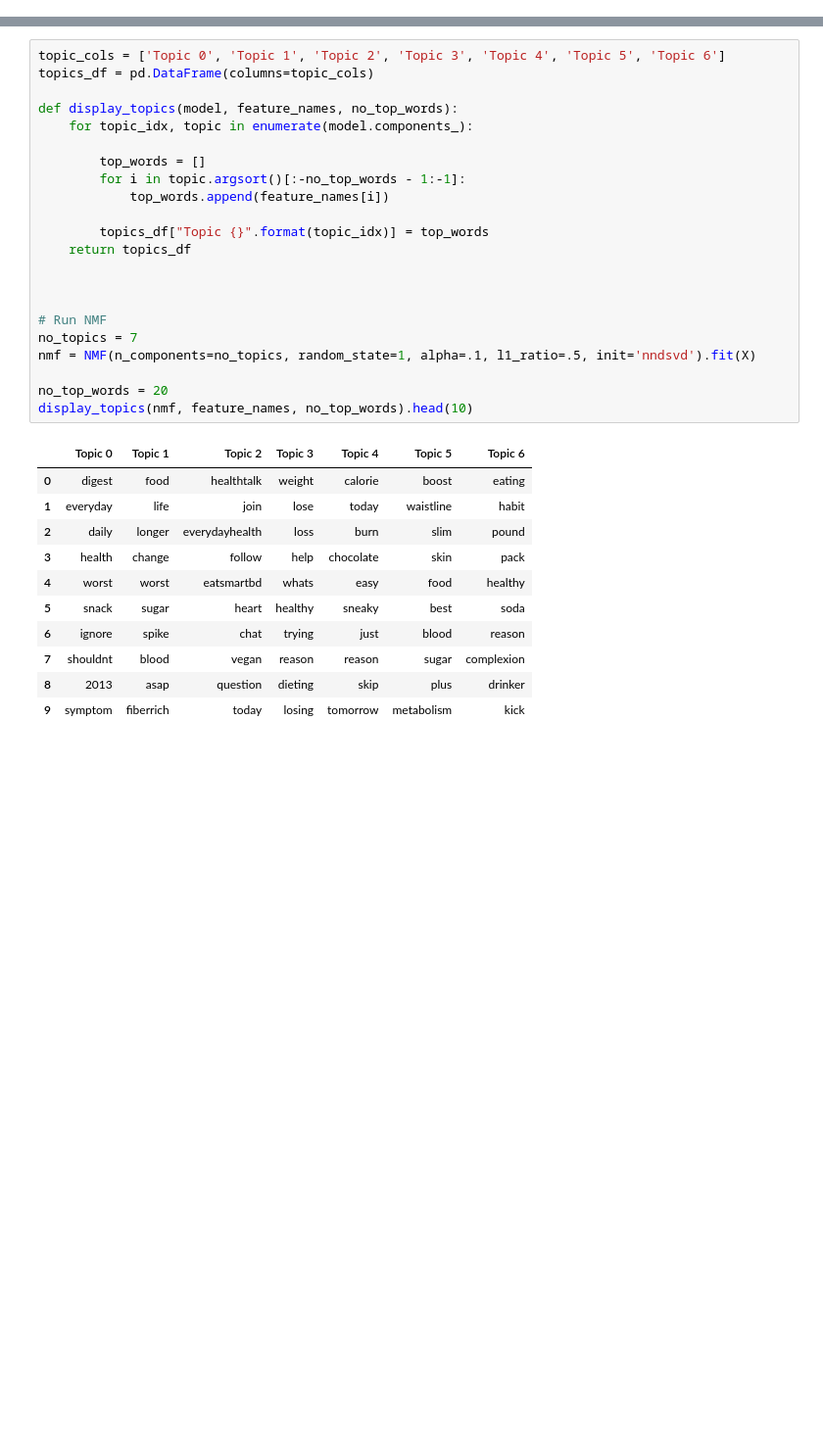
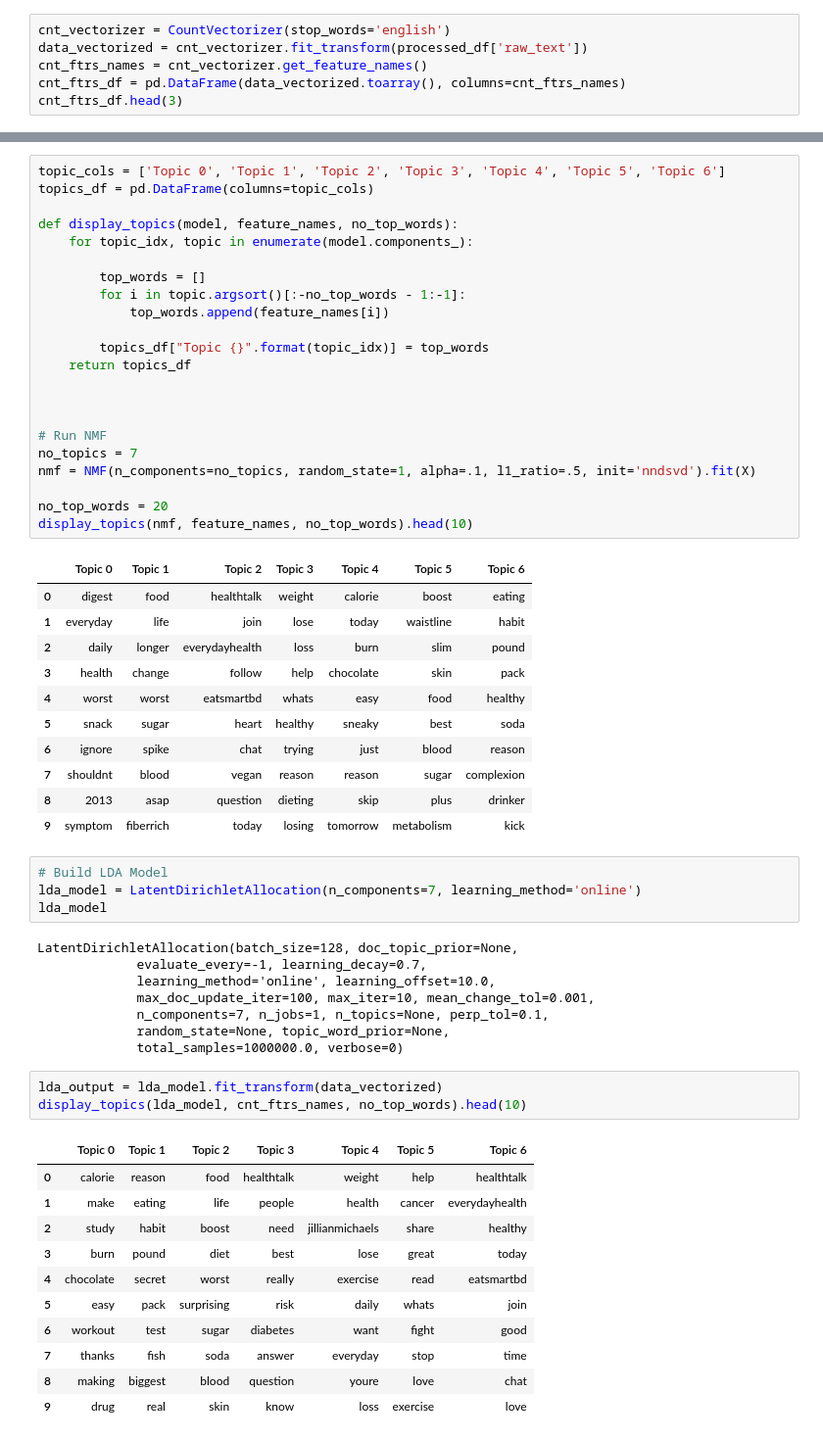
Before and after one commit to NAnnamalai/practice_machine_learning, a Jupyter notebook: clustering_and_topic_modelling_with_tweets.ipynb, the cells around one changed output, grey strips where cells are left out. Shown at 98% size. Cells and saved outputs as stored; diff of their text form; blank space fills up the shorter version.

Commit message:
ENH: added cnt vectorized lda topic mdl method

```diff
--- a/clustering_and_topic_modelling_with_tweets.ipynb
+++ b/clustering_and_topic_modelling_with_tweets.ipynb
@@ -96,3 +104,9 @@ group_text.sort_values('count', ascending=False).head(10)
 | 247 | calorie today | 10 |
 | 14 | adhd characteristic actually huge... | 10 |
 | 968 | health symptom shouldnt ignore me... | 9 |
+# %%
+cnt_vectorizer = CountVectorizer(stop_words='english')
+data_vectorized = cnt_vectorizer.fit_transform(processed_df['raw_text'])
+cnt_ftrs_names = cnt_vectorizer.get_feature_names()
+cnt_ftrs_df = pd.DataFrame(data_vectorized.toarray(), columns=cnt_ftrs_names)
+cnt_ftrs_df.head(3)
@@ -199,3 +219,30 @@ display_topics(nmf, feature_names, no_top_words).head(10)
 | 7 | shouldnt | blood | vegan | reason | reason | sugar | complexion |
 | 8 | 2013 | asap | question | dieting | skip | plus | drinker |
 | 9 | symptom | fiberrich | today | losing | tomorrow | metabolism | kick |
+# %%
+# Build LDA Model
+lda_model = LatentDirichletAllocation(n_components=7, learning_method='online')
+lda_model
+# %% [output]
+LatentDirichletAllocation(batch_size=128, doc_topic_prior=None,
+             evaluate_every=-1, learning_decay=0.7,
+             learning_method='online', learning_offset=10.0,
+             max_doc_update_iter=100, max_iter=10, mean_change_tol=0.001,
+             n_components=7, n_jobs=1, n_topics=None, perp_tol=0.1,
+             random_state=None, topic_word_prior=None,
+             total_samples=1000000.0, verbose=0)
+# %%
+lda_output = lda_model.fit_transform(data_vectorized)
+display_topics(lda_model, cnt_ftrs_names, no_top_words).head(10)
+# %% [output]
+|  | Topic 0 | Topic 1 | Topic 2 | Topic 3 | Topic 4 | Topic 5 | Topic 6 |
+| 0 | calorie | reason | food | healthtalk | weight | help | healthtalk |
+| 1 | make | eating | life | people | health | cancer | everydayhealth |
+| 2 | study | habit | boost | need | jillianmichaels | share | healthy |
+| 3 | burn | pound | diet | best | lose | great | today |
+| 4 | chocolate | secret | worst | really | exercise | read | eatsmartbd |
+| 5 | easy | pack | surprising | risk | daily | whats | join |
+| 6 | workout | test | sugar | diabetes | want | fight | good |
+| 7 | thanks | fish | soda | answer | everyday | stop | time |
+| 8 | making | biggest | blood | question | youre | love | chat |
+| 9 | drug | real | skin | know | loss | exercise | love |
```
Also changed, not shown: parts of 5 cells of this notebook.
